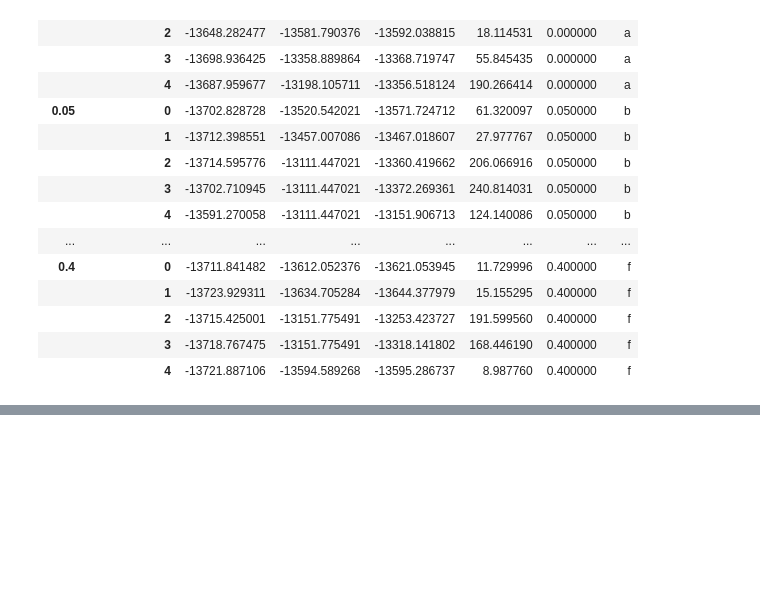
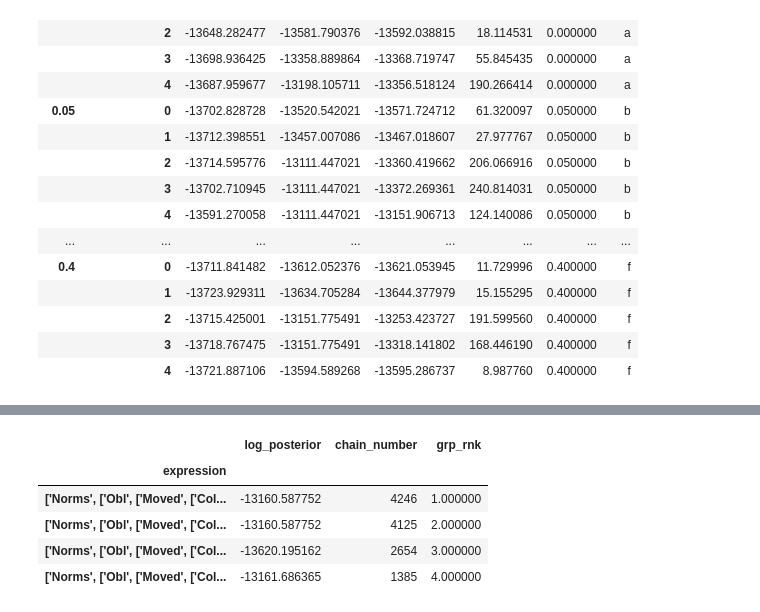
Before and after one commit to ashish1610dhiman/learning_norms_with_mcmc_from_pcfg_IJCAI21, a Jupyter notebook: notebooks/1.1_nc_exp1.ipynb, the cells around one changed output, grey strips where cells are left out. Drawn from its saved outputs; the diff is of its cells as text; code cells hidden in the pictures; blank space fills up the shorter version.

```diff
--- a/notebooks/1.1_nc_exp1.ipynb
+++ b/notebooks/1.1_nc_exp1.ipynb
@@ -178,0 +215,11 @@ grouped.index[0][0]
+# %%
+top_norms.loc[0.1].head(4).style.apply(lambda x: ['background: lightgreen' if x['log_posterior'] >=\
+                               true_post["c"] else '' for i in x],
+               axis=1)
+# %% [output]
+|  | log_posterior | chain_number | grp_rnk |
+| expression |  |  |  |
+| ['Norms', ['Obl', ['Moved', ['Col... | -13160.587752 | 4246 | 1.000000 |
+| ['Norms', ['Obl', ['Moved', ['Col... | -13160.587752 | 4125 | 2.000000 |
+| ['Norms', ['Obl', ['Moved', ['Col... | -13620.195162 | 2654 | 3.000000 |
+| ['Norms', ['Obl', ['Moved', ['Col... | -13161.686365 | 1385 | 4.000000 |
```
Also changed, not shown: parts of 8 cells of this notebook.
